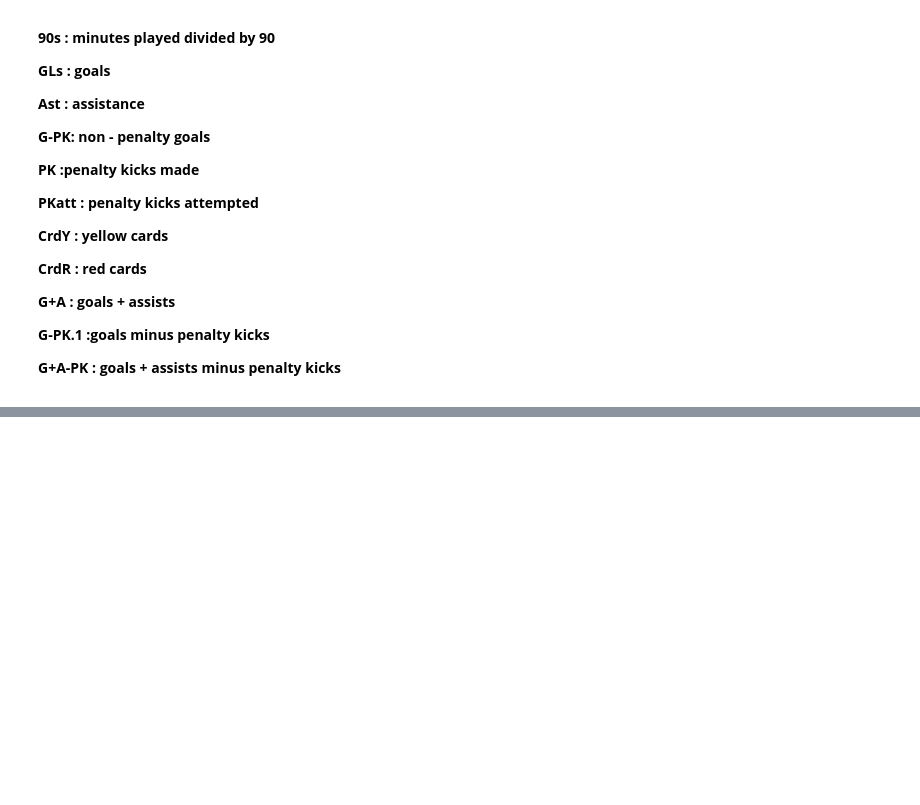
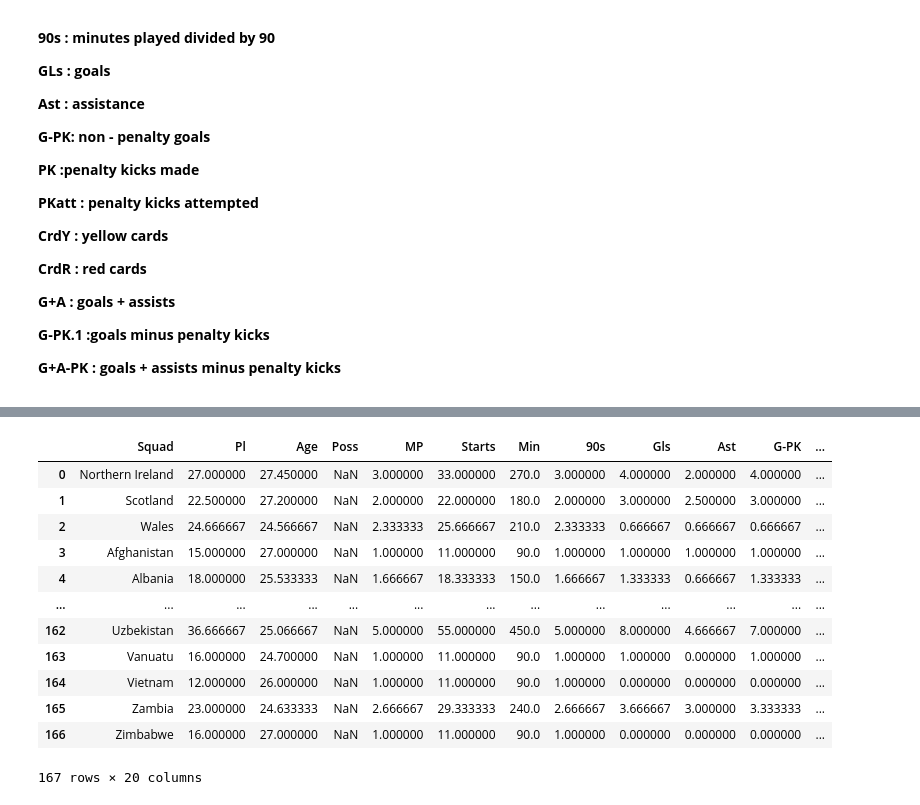
Before and after one commit to SoccerPred/stunning-octo-train, a Jupyter notebook: data mining/mine_and_merge_teams_stats_dataframes.ipynb, the cells around one changed output, grey strips where cells are left out. Cells and saved outputs as stored; diff of their text form; code cells hidden in the pictures; blank space fills up the shorter version.

```diff
--- a/data mining/mine_and_merge_teams_stats_dataframes.ipynb
+++ b/data mining/mine_and_merge_teams_stats_dataframes.ipynb
@@ -303,0 +414,17 @@ G+A-PK : goals + assists minus penalty kicks
+# %%
+df_all2 = df_friendly_stats.groupby('Squad').mean().reset_index()
+df_all2
+# %% [output]
+|  | Squad | Pl | Age | Poss | MP | Starts | Min | 90s | Gls | Ast | G-PK | ... |
+| 0 | Northern Ireland | 27.000000 | 27.450000 | NaN | 3.000000 | 33.000000 | 270.0 | 3.000000 | 4.000000 | 2.000000 | 4.000000 | ... |
+| 1 | Scotland | 22.500000 | 27.200000 | NaN | 2.000000 | 22.000000 | 180.0 | 2.000000 | 3.000000 | 2.500000 | 3.000000 | ... |
+| 2 | Wales | 24.666667 | 24.566667 | NaN | 2.333333 | 25.666667 | 210.0 | 2.333333 | 0.666667 | 0.666667 | 0.666667 | ... |
+| 3 | Afghanistan | 15.000000 | 27.000000 | NaN | 1.000000 | 11.000000 | 90.0 | 1.000000 | 1.000000 | 1.000000 | 1.000000 | ... |
+| 4 | Albania | 18.000000 | 25.533333 | NaN | 1.666667 | 18.333333 | 150.0 | 1.666667 | 1.333333 | 0.666667 | 1.333333 | ... |
+| ... | ... | ... | ... | ... | ... | ... | ... | ... | ... | ... | ... | ... |
+| 162 | Uzbekistan | 36.666667 | 25.066667 | NaN | 5.000000 | 55.000000 | 450.0 | 5.000000 | 8.000000 | 4.666667 | 7.000000 | ... |
+| 163 | Vanuatu | 16.000000 | 24.700000 | NaN | 1.000000 | 11.000000 | 90.0 | 1.000000 | 1.000000 | 0.000000 | 1.000000 | ... |
+| 164 | Vietnam | 12.000000 | 26.000000 | NaN | 1.000000 | 11.000000 | 90.0 | 1.000000 | 0.000000 | 0.000000 | 0.000000 | ... |
+| 165 | Zambia | 23.000000 | 24.633333 | NaN | 2.666667 | 29.333333 | 240.0 | 2.666667 | 3.666667 | 3.000000 | 3.333333 | ... |
+| 166 | Zimbabwe | 16.000000 | 27.000000 | NaN | 1.000000 | 11.000000 | 90.0 | 1.000000 | 0.000000 | 0.000000 | 0.000000 | ... |
+167 rows × 20 columns
```
Also changed, not shown: parts of 19 cells of this notebook.
